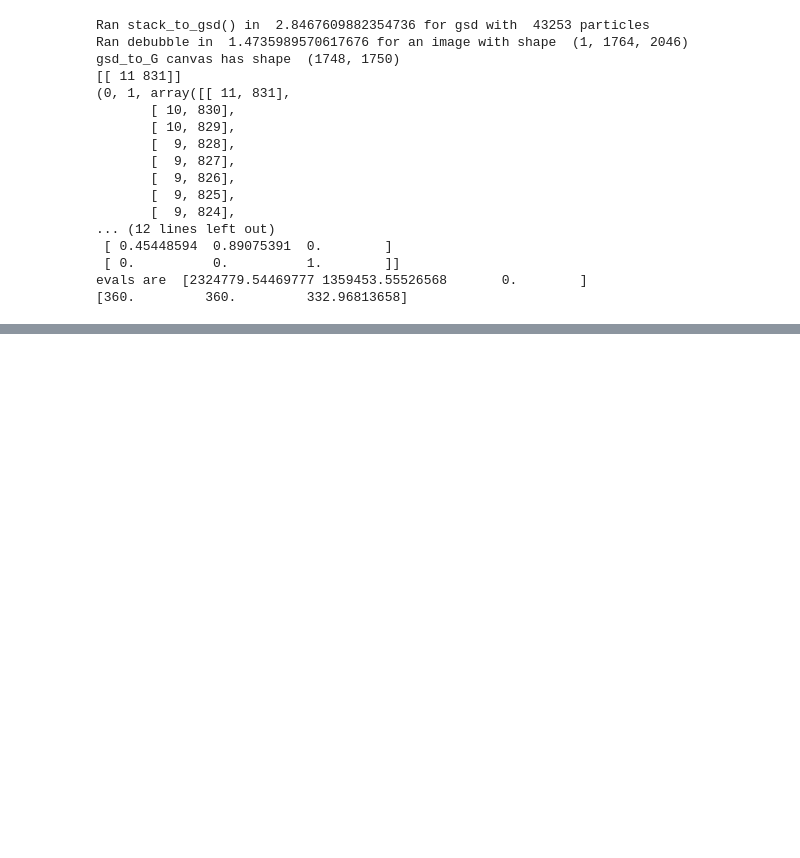
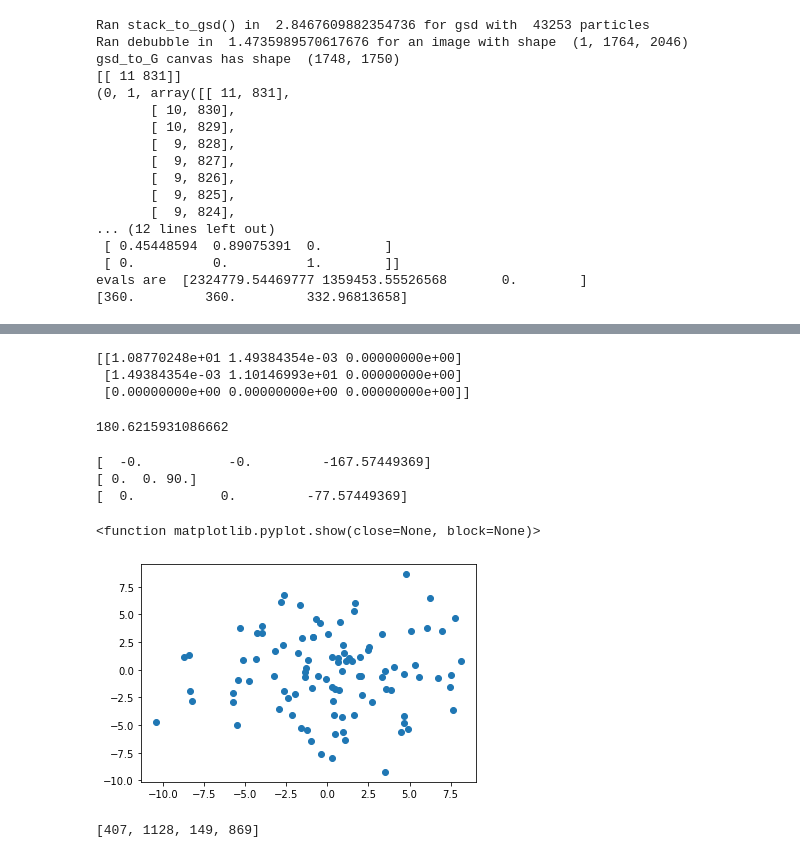
Before and after one commit to compass-stc/StructuralGT, a Jupyter notebook: StructuralGT/AnisotropyDetection.ipynb, the cells around one changed output, grey strips where cells are left out. Drawn from its saved outputs; the diff is of its cells as text; code cells hidden in the pictures; blank space fills up the shorter version.

```diff
--- a/StructuralGT/AnisotropyDetection.ipynb
+++ b/StructuralGT/AnisotropyDetection.ipynb
@@ -556,0 +935,64 @@ implicit data copy when writing chunk: log/particles/P
+# %%
+"""
+if evals[0]>A[0][0]: #= if the network got longer in the x direction
+    print('1',evals/100000)
+    evals = [evals[1],evals[0]]
+    r[2] = r[2] + 90
+    flow_vector = rot_mat[0]
+else:
+    print('2')
+    flow_vector = rot_mat[1]
+"""
+
+print(A/100000000)
+# %% [output]
+[[1.08770248e+01 1.49384354e-03 0.00000000e+00]
+ [1.49384354e-03 1.10146993e+01 0.00000000e+00]
+ [0.00000000e+00 0.00000000e+00 0.00000000e+00]]
+# %%
+angle[2]
+# %% [output]
+180.6215931086662
+# %%
+first = R.from_matrix(rot_mat)
+print(first.as_rotvec(degrees=True))
+
+inter = R.from_matrix(_90_rot)
+print(inter.as_rotvec(degrees=True))
+
+second = R.from_matrix(np.matmul(_90_rot,rot_mat))
+print(second.as_rotvec(degrees=True))
+# %% [output]
+[  -0.           -0.         -167.57449369]
+[ 0.  0. 90.]
+[  0.           0.         -77.57449369]
+# %%
+points = np.random.multivariate_normal(mean=(0,0), cov=[[13,0],[0,13]], size=(100,))
+plt.scatter(points.T[0],points.T[1])
+plt.show
+# %% [output]
+<function matplotlib.pyplot.show(close=None, block=None)>
+[figure, added]
+# %%
+def central_square(img_bin):
+    #Takes image, returns centered crop which can be fully rotated (i.e. largest inner crop)
+    #The diagonal of the inner crop should be as long as the images short_length
+    centre = tuple(np.array(img_bin.shape[1::-1]) / 2)
+    short_length = img_bin.shape[img_bin.shape == max(img_bin.shape)]
+    long_length = max(img_bin.shape)
+    print(short_length,long_length)
+
+    diagonal = short_length
+    crop_length = (short_length**2/2)**0.5
+    print(crop_length)
+    L1 = int(centre[0] - crop_length/2)
+    L2 = int(centre[0] + crop_length/2)
+    L3 = int(centre[1] - crop_length/2)
+    L4 = int(centre[1] + crop_length/2)
+    crop = [L1,L2,L3,L4]
+
+    return crop
+
+crop
+# %% [output]
+[407, 1128, 149, 869]
```
Also changed, not shown: parts of 22 cells of this notebook, 1 other file.
